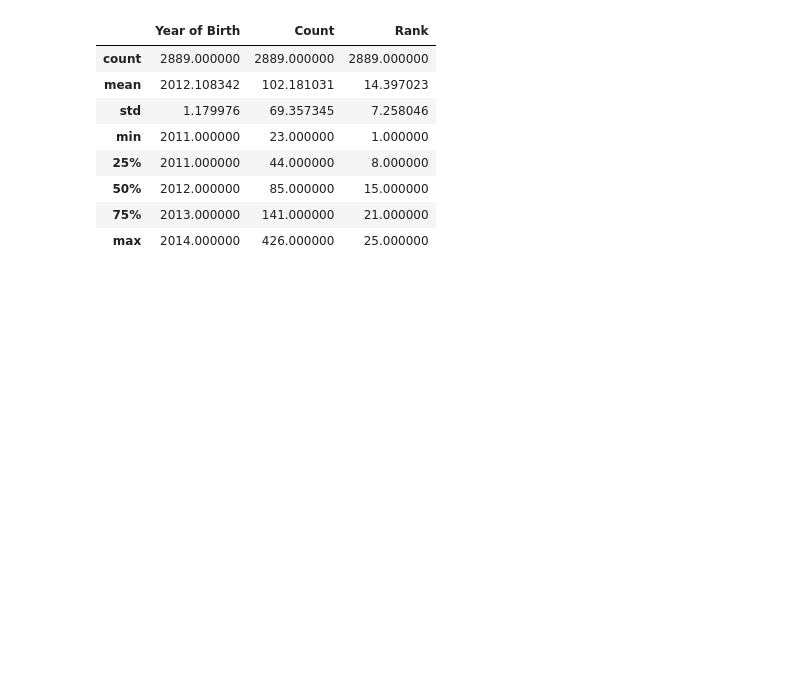
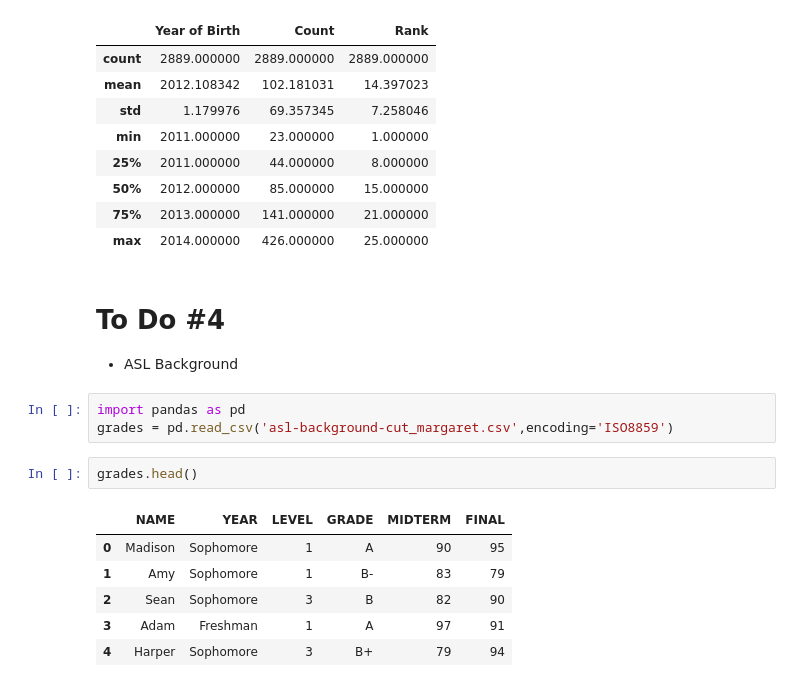
Before and after one commit to mmj32/Class-Practice-Repo, a Jupyter notebook: todo3/pandas_notes_Alicia.ipynb, the cells around one changed output. Cells and saved outputs as stored; diff of their text form; blank space fills up the shorter version.

```diff
--- a/todo3/pandas_notes_Alicia.ipynb
+++ b/todo3/pandas_notes_Alicia.ipynb
@@ -247,3 +247,18 @@ names.describe()
 | 50% | 2012.000000 | 85.000000 | 15.000000 |
 | 75% | 2013.000000 | 141.000000 | 21.000000 |
 | max | 2014.000000 | 426.000000 | 25.000000 |
+# %% [markdown]
+# To Do #4
+ - ASL Background
+# %%
+import pandas as pd
+grades = pd.read_csv('asl-background-cut_margaret.csv',encoding='ISO8859')
+# %%
+grades.head()
+# %% [output]
+|  | NAME | YEAR | LEVEL | GRADE | MIDTERM | FINAL |
+| 0 | Madison | Sophomore | 1 | A | 90 | 95 |
+| 1 | Amy | Sophomore | 1 | B- | 83 | 79 |
+| 2 | Sean | Sophomore | 3 | B | 82 | 90 |
+| 3 | Adam | Freshman | 1 | A | 97 | 91 |
+| 4 | Harper | Sophomore | 3 | B+ | 79 | 94 |
```
Also changed, not shown: parts of 12 cells of this notebook.
